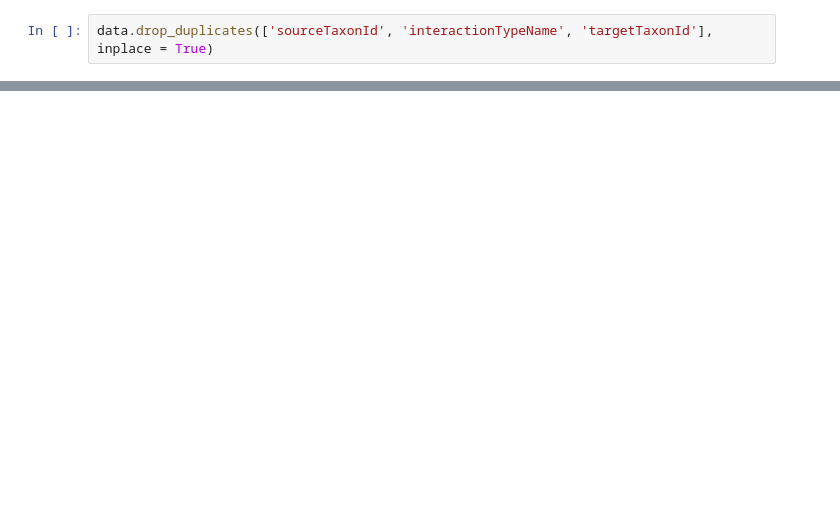
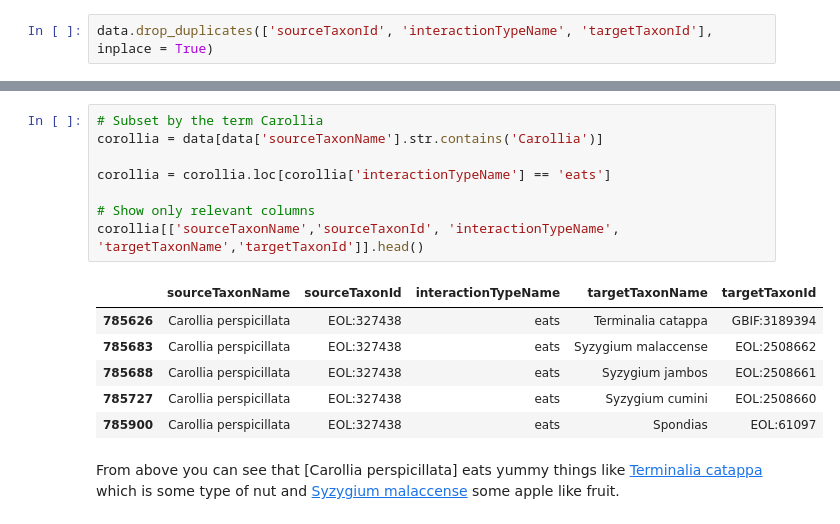
Before and after one commit to cabinetofcuriosity/globi_explore, a Jupyter notebook: notebook/Globi_access.ipynb, the cells around one changed output, grey strips where cells are left out. Cells and saved outputs as stored; diff of their text form; blank space fills up the shorter version.

```diff
--- a/notebook/Globi_access.ipynb
+++ b/notebook/Globi_access.ipynb
@@ -180,0 +224,17 @@ len(data)
+# %%
+# Subset by the term Carollia
+corollia = data[data['sourceTaxonName'].str.contains('Carollia')]
+
+corollia = corollia.loc[corollia['interactionTypeName'] == 'eats']
+
+# Show only relevant columns
+corollia[['sourceTaxonName','sourceTaxonId', 'interactionTypeName', 'targetTaxonName','targetTaxonId']].head()
+# %% [output]
+|  | sourceTaxonName | sourceTaxonId | interactionTypeName | targetTaxonName | targetTaxonId |
+| 785626 | Carollia perspicillata | EOL:327438 | eats | Terminalia catappa | GBIF:3189394 |
+| 785683 | Carollia perspicillata | EOL:327438 | eats | Syzygium malaccense | EOL:2508662 |
+| 785688 | Carollia perspicillata | EOL:327438 | eats | Syzygium jambos | EOL:2508661 |
+| 785727 | Carollia perspicillata | EOL:327438 | eats | Syzygium cumini | EOL:2508660 |
+| 785900 | Carollia perspicillata | EOL:327438 | eats | Spondias | EOL:61097 |
+# %% [markdown]
+From above you can see that [Carollia perspicillata] eats yummy things like [Terminalia catappa](https://en.wikipedia.org/wiki/Terminalia_catappa) which is some type of nut and [Syzygium malaccense](https://en.wikipedia.org/wiki/Syzygium_malaccense) some apple like fruit.
```
Also changed, not shown: parts of 21 cells of this notebook.
